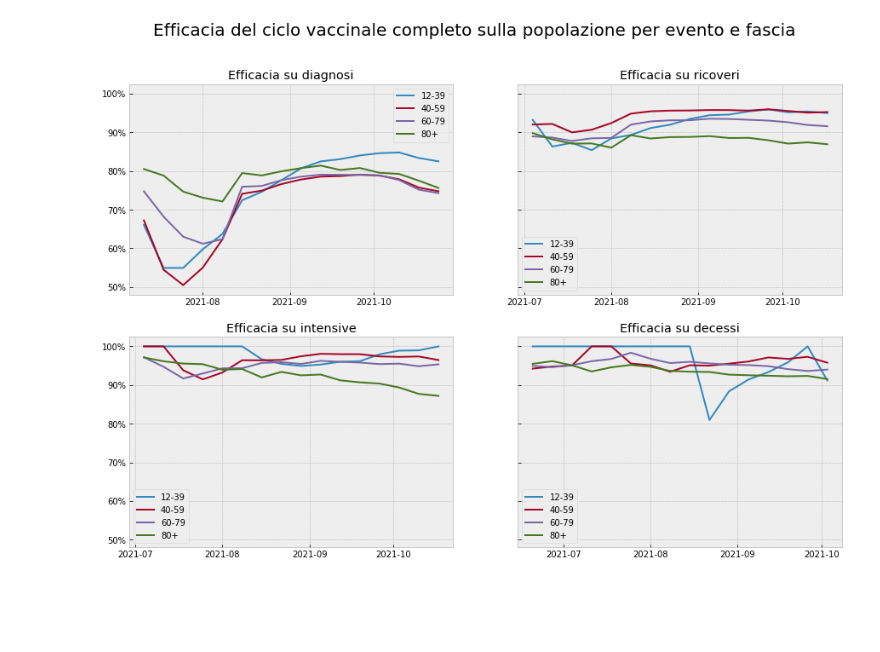
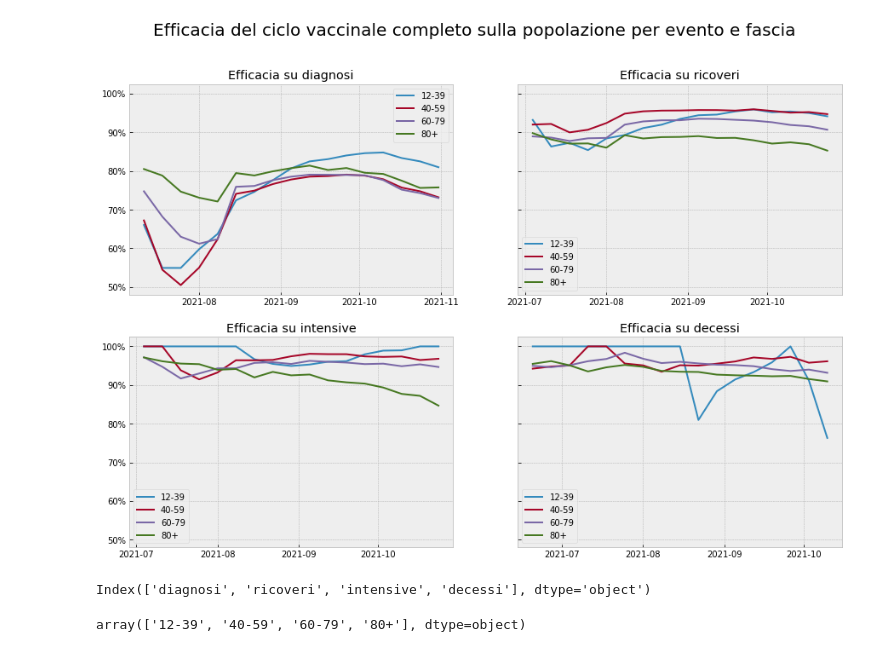
Before and after one commit to maxdevblock/covid_iss_vaccini_reports, a Jupyter notebook: Esempio_di_utilizzo.ipynb, the cells around one changed output. Drawn from its saved outputs; the diff is of its cells as text; code cells hidden in the pictures; blank space fills up the shorter version.

```diff
--- a/Esempio_di_utilizzo.ipynb
+++ b/Esempio_di_utilizzo.ipynb
@@ -57,9 +73,13 @@ with plt.style.context("bmh"):
         for i, fascia in enumerate(df.fascia.unique()):
             for v in df.vaccino.unique():
                 df[(df.fascia==fascia)&(df.vaccino==v)].plot(
-                    x=f"{y}_end", y=f"percentuale_{y}", ax=ax.flat[i], label=v)
+                    x=f"{y}_end", y=f"percentuale_{y}", marker='.', ax=ax.flat[i], label=v)
             ax.flat[i].set(title=f"fascia {fascia}", xlabel="")
             ax.flat[i].yaxis.set_major_formatter(mtick.PercentFormatter(1, 3))
+            if i == 1:
+                ax.flat[i].legend(loc="upper left", bbox_to_anchor=(1, 1))
+            else:
+                ax.flat[i].get_legend().remove()
         fig.suptitle(f"Percentuale di {y} sulla popolazione per fascia e stato vaccinale", fontsize=20,)
         plt.show()
 # %% [output]
@@ -70,19 +90,34 @@ with plt.style.context("bmh"):
 # %%
 with plt.style.context("bmh"):
     fig, ax = plt.subplots(2, 2, figsize=(15, 10), facecolor="w", sharey=True)
     for i, y in enumerate(["diagnosi", "ricoveri", "intensive", "decessi"]):
         for fascia in df.fascia.unique():
             E_c = 1 - (
-                df[(df.fascia==fascia)&(df.vaccino=="vaccinati completo")][f"percentuale_{y}"].values
+                df[
+                    (df.fascia==fascia)&(df.vaccino=="vaccinati completo")][f"percentuale_{y}"].values
                 /
-                df[(df.fascia==fascia)&(df.vaccino=="non vaccinati")][f"percentuale_{y}"].values
+                df[
+                    (df.fascia==fascia)
+                    &
+                    (df.vaccino=="non vaccinati")
+                    &(df.data<"2021-11-08")][f"percentuale_{y}"].values
             )
-            ax.flat[i].plot(df[f"{y}_end"].unique(), E_c, label=fascia)
+            ax.flat[i].plot(df[(df.data<"2021-11-08")][f"{y}_end"].unique(), E_c, label=fascia)
             ax.flat[i].set(title=f"Efficacia su {y}", xlabel="")
             ax.flat[i].yaxis.set_major_formatter(mtick.PercentFormatter(1, 0))
             ax.flat[i].xaxis.set_major_locator(mdates.MonthLocator())
             ax.flat[i].legend()
     fig.suptitle(f"Efficacia del ciclo vaccinale completo sulla popolazione per evento e fascia", fontsize=20,)
     plt.show()
 # %% [output]
-[figure, old version]
+[figure, new version]
+# %%
+eventi = df.columns[6:10]
+eventi
+# %% [output]
+Index(['diagnosi', 'ricoveri', 'intensive', 'decessi'], dtype='object')
+# %%
+fasce = df.fascia.unique()
+fasce
+# %% [output]
+array(['12-39', '40-59', '60-79', '80+'], dtype=object)
```
Also changed, not shown: parts of 7 cells of this notebook, 3 other files.
